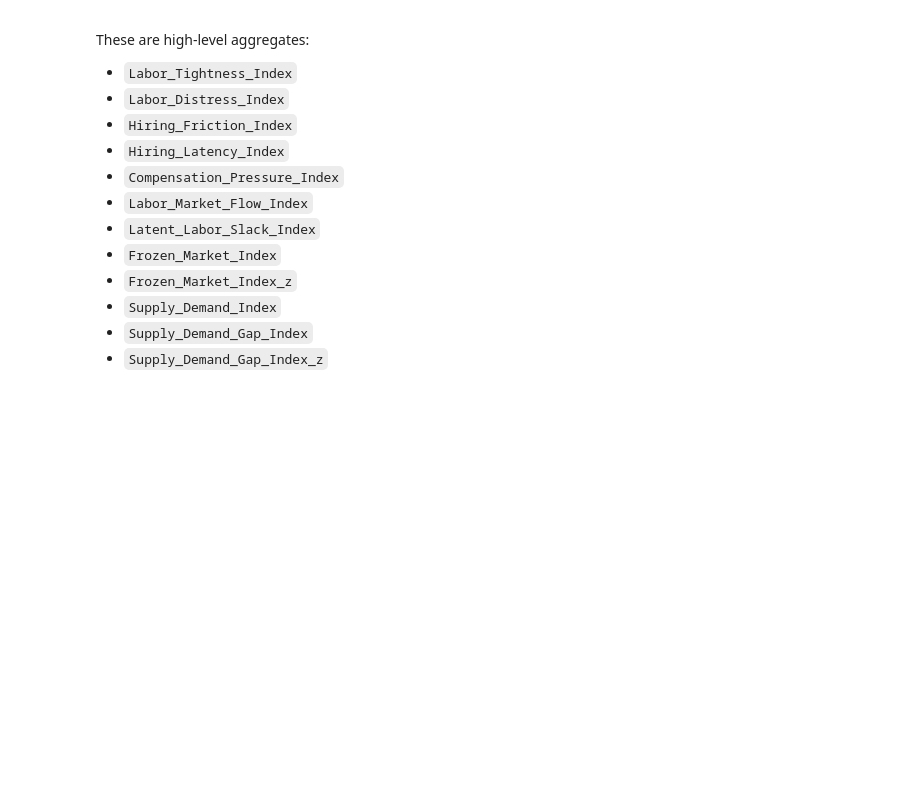
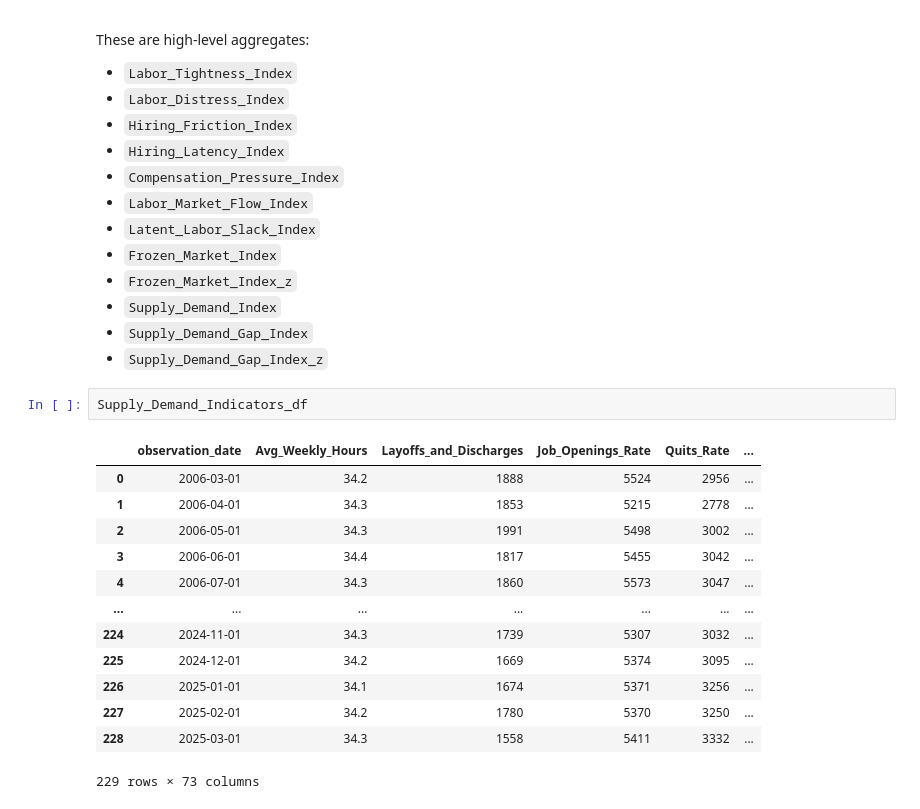
Before and after one commit to Makster04/Labor_Market_Index, a Jupyter notebook: Demand_vs_Supply/Demand_vs_Supply.ipynb, the cells around one changed output. Drawn from its saved outputs; the diff is of its cells as text; blank space fills up the shorter version.

```diff
--- a/Demand_vs_Supply/Demand_vs_Supply.ipynb
+++ b/Demand_vs_Supply/Demand_vs_Supply.ipynb
@@ -911,3 +940,19 @@ These are high-level aggregates:
 * `Supply_Demand_Index`
 * `Supply_Demand_Gap_Index`
 * `Supply_Demand_Gap_Index_z`
+# %%
+Supply_Demand_Indicators_df
+# %% [output]
+|  | observation_date | Avg_Weekly_Hours | Layoffs_and_Discharges | Job_Openings_Rate | Quits_Rate | ... |
+| 0 | 2006-03-01 | 34.2 | 1888 | 5524 | 2956 | ... |
+| 1 | 2006-04-01 | 34.3 | 1853 | 5215 | 2778 | ... |
+| 2 | 2006-05-01 | 34.3 | 1991 | 5498 | 3002 | ... |
+| 3 | 2006-06-01 | 34.4 | 1817 | 5455 | 3042 | ... |
+| 4 | 2006-07-01 | 34.3 | 1860 | 5573 | 3047 | ... |
+| ... | ... | ... | ... | ... | ... | ... |
+| 224 | 2024-11-01 | 34.3 | 1739 | 5307 | 3032 | ... |
+| 225 | 2024-12-01 | 34.2 | 1669 | 5374 | 3095 | ... |
+| 226 | 2025-01-01 | 34.1 | 1674 | 5371 | 3256 | ... |
+| 227 | 2025-02-01 | 34.2 | 1780 | 5370 | 3250 | ... |
+| 228 | 2025-03-01 | 34.3 | 1558 | 5411 | 3332 | ... |
+229 rows × 73 columns
```
Also changed, not shown: parts of 5 cells of this notebook, 3 other files.
